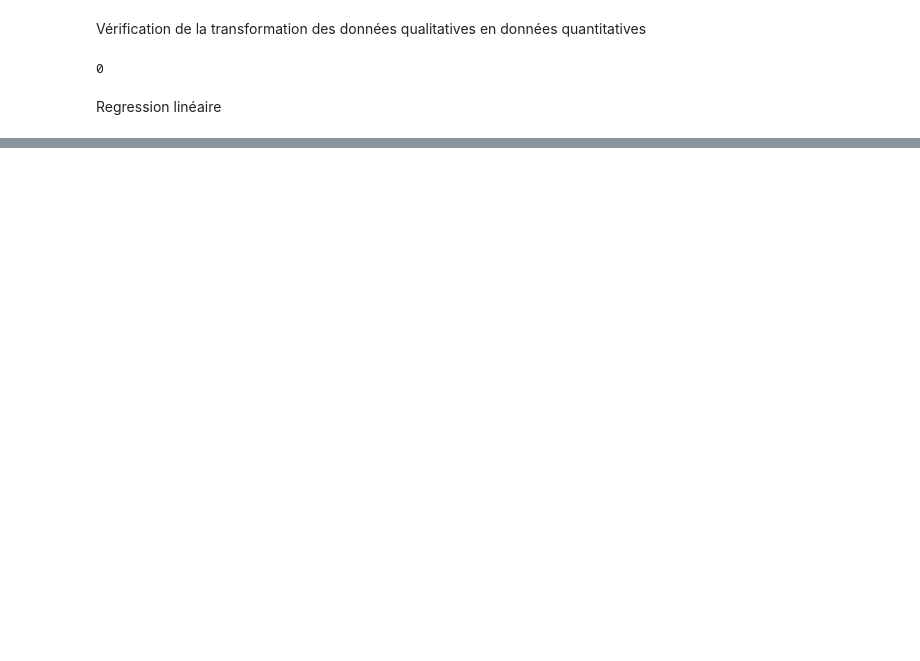
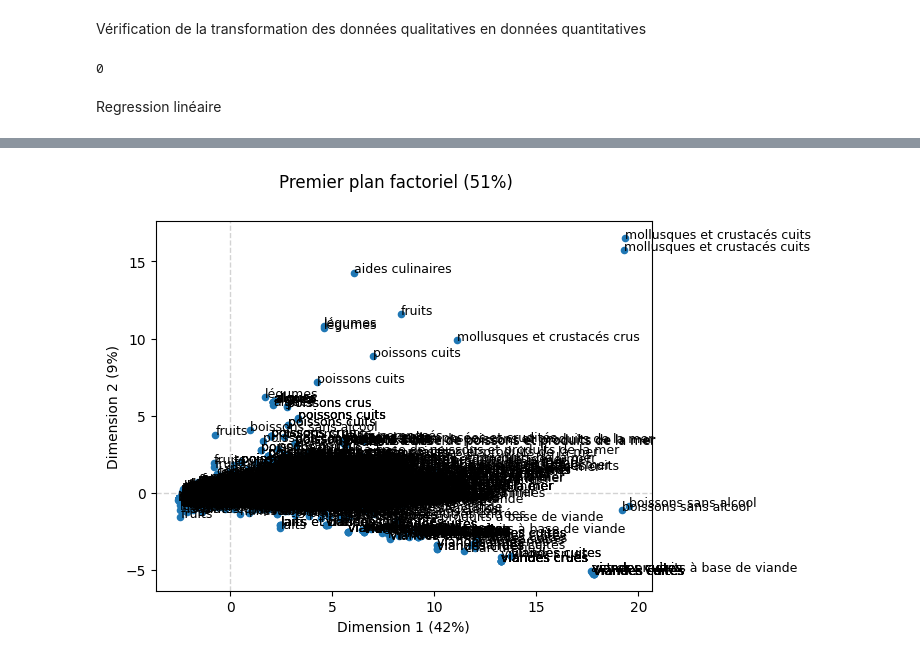
Before and after one commit to antoinebnm/PTS-Data, a Jupyter notebook: goodDatas.ipynb, the cells around one changed output, grey strips where cells are left out. Saved outputs shown, nothing was run; the diff lists cells and outputs as text; code cells hidden in the pictures; blank space fills up the shorter version.

```diff
--- a/goodDatas.ipynb
+++ b/goodDatas.ipynb
@@ -314,0 +333,13 @@ ValueError: at least one array or dtype is required
+# %%
+db_pca = pca.transform(scaled_db)
+# %%
+# Transformation en DataFrame pandas
+data_pca_df = pd.DataFrame({
+    "Dim1" : db_pca[:,0],
+    "Dim2" : db_pca[:,1],
+    "SG Al" : dataCopy["Sous-groupe d'aliment"],
+    "Mat" : dataCopy["Matériau d'emballage"],
+})
+
+# Résultat
+data_pca_df
@@ -314,0 +361,18 @@ ValueError: at least one array or dtype is required
+# %%
+# utilisation de subplots nécessaire car annotation du graphique
+fig, ax = plt.subplots()
+fig.suptitle("Dimensions réduites")
+data_pca_df.plot.scatter("Dim1", "Dim2", ax = ax) # l'option ax permet de placer les points et le texte sur le même graphique
+# Ajout des axes
+ax.axvline(x = 0, color = 'lightgray', linestyle = '--', linewidth = 1)
+ax.axhline(y = 0, color = 'lightgray', linestyle = '--', linewidth = 1)
+# boucle sur chaque pays
+for k in data_pca_df.iterrows():
+    # annotation uniquement si valeur absolue sur une de 2 dimensions importantes (valeurs choisies empiriquement)
+        ax.annotate(k[1]["SG Al"], (k[1]['Dim1'], k[1]['Dim2']), fontsize = 9)
+plt.xlabel("Dimension 1 (42%)")
+plt.ylabel("Dimension 2 (9%)")
+plt.suptitle("Premier plan factoriel (51%)")
+plt.show()
+# %% [output]
+[figure, added]
```
Also changed, not shown: parts of 22 cells of this notebook.
